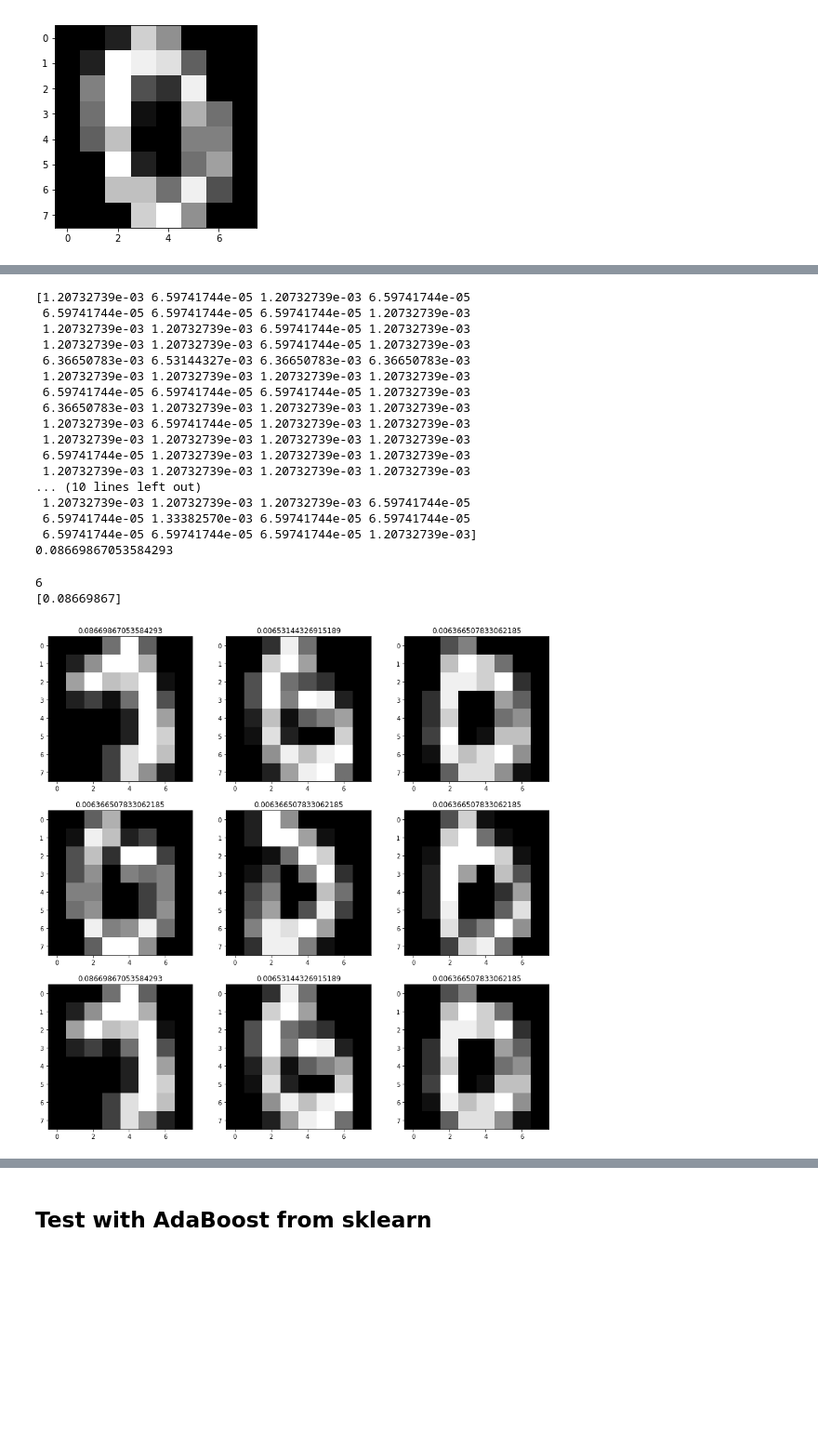
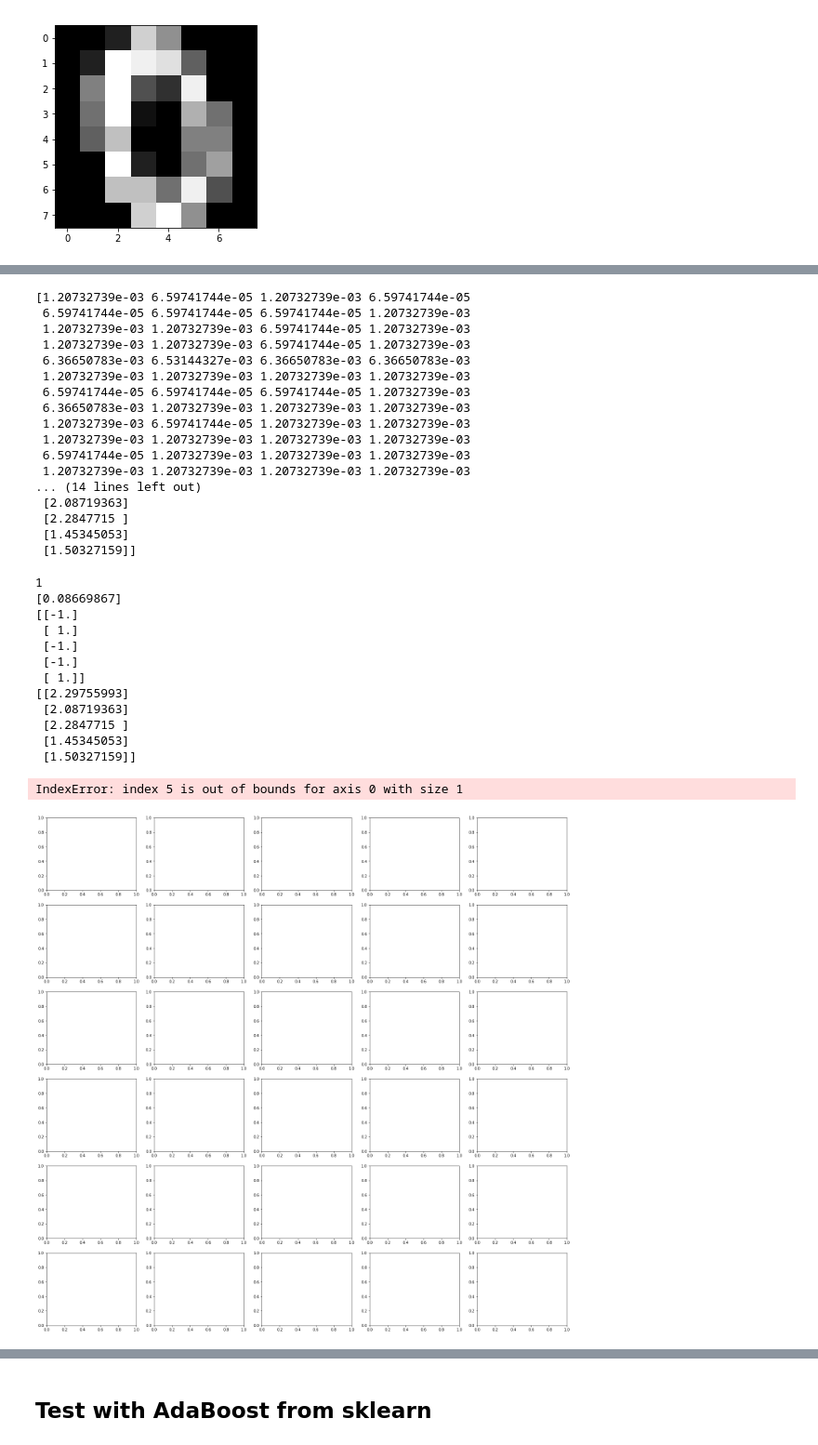
Before and after one commit to giannislelekas/IN4320-ML, a Jupyter notebook: src/Computational_Theory.ipynb, the cells around one changed output, grey strips where cells are left out. Shown at 93% size. Drawn from its saved outputs; the diff is of its cells as text; code cells hidden in the pictures; blank space fills up the shorter version.

```diff
--- a/src/Computational_Theory.ipynb
+++ b/src/Computational_Theory.ipynb
@@ -862,7 +864,8 @@ print(min(weights))
 # %%
 # Simple dataset testing
 num_samples = 1000
-a = np.random.randint(0, num_samples)
+#a = np.random.randint(0, num_samples)
+a = 659
 print(a)
 
 test_a = np.random.multivariate_normal([0,0], np.eye(2), a)
@@ -1253,9 +1308,9 @@ plt.imshow(np.reshape(train_data[i], (8, 8)), cmap='gray')
 <matplotlib.image.AxesImage at 0x...>
 [figure]
 # %%
-#T = np.array([2, 5, 8, 10, 25, 50, 100])
-T = np.array([5, 8, 10, 25, 50, 100])
-num_rep = 5
+T = np.array([2, 5, 8, 10,15,20,25,30,50,75,100])
+#T = np.array([5,17])
+num_rep = 1
 
 mean_app_error = np.zeros(len(T))
 std_app_error = np.zeros(len(T))
@@ -1288,7 +1343,8 @@ plt.plot(aa, mean_true_error, 'r', label = "True error")
 plt.fill_between(aa, mean_true_error - std_true_error,
                     mean_true_error + std_true_error,
                  alpha=0.1, color="r")
-labels = ['2', '5','8', '10', '25', '50','100']
+
+labels = ['2', '5','8', '10','15','20', '25','30','50','75','100']
 plt.xticks(aa, labels, rotation = 'horizontal')
 plt.grid()
 plt.legend(loc='best')
@@ -1300,7 +1356,7 @@ f_star, theta_star, y_star, beta, f, pred, weights = train_AdaBoost(5, train_dat
 h = predict_AdaBoost(f_star, theta_star, y_star, beta, test_data)
 # %%
 print(weights)
-print(max(weights))
+print(beta)
 # %% [output]
 [1.20732739e-03 6.59741744e-05 1.20732739e-03 6.59741744e-05
  6.59741744e-05 6.59741744e-05 6.59741744e-05 1.20732739e-03
@@ -1314,28 +1370,44 @@ print(max(weights))
  1.20732739e-03 1.20732739e-03 1.20732739e-03 1.20732739e-03
  6.59741744e-05 1.20732739e-03 1.20732739e-03 1.20732739e-03
  1.20732739e-03 1.20732739e-03 1.20732739e-03 1.20732739e-03
-... (10 lines left out)
- 1.20732739e-03 1.20732739e-03 1.20732739e-03 6.59741744e-05
- 6.59741744e-05 1.33382570e-03 6.59741744e-05 6.59741744e-05
- 6.59741744e-05 6.59741744e-05 6.59741744e-05 1.20732739e-03]
-0.08669867053584293
+... (14 lines left out)
+ [2.08719363]
+ [2.2847715 ]
+ [1.45345053]
+ [1.50327159]]
 # %%
 # Test the weights significance
 ii_sorted = np.argsort(weights)
-ii = weights[ii_sorted]>=0.05*max(weights)
+ii = weights[ii_sorted]>=0.5*max(weights)
 print(np.sum(ii))
 print(weights[ii_sorted[ii][-1:]])
+print(f[:, ii_sorted[ii][-1:]])
+print(beta)
+
 
 c=5
-f, ax = plt.subplots(3,3)
-f.set_figheight(15)
-f.set_figwidth(15)
-for i in range(3):
-    for j in range(3):
+f, ax = plt.subplots(6,5)
+f.set_figheight(25)
+f.set_figwidth(25)
+for i in range(6):
+    for j in range(5):
         ax[i,j].imshow(np.reshape(train_data[ii_sorted[ii][c]], [8,8]), cmap='gray')
         ax[i,j].set_title(weights[ii_sorted[ii][c]])
+        print("Index:", ii_sorted[ii][c])
+        print("Label:", train_labels[ii_sorted[ii][c]], "predicted:", pred[ii_sorted[ii][c]])
         c-=1
 # %% [output]
-6
+1
 [0.08669867]
+[[-1.]
+ [ 1.]
+ [-1.]
+ [-1.]
+ [ 1.]]
+[[2.29755993]
+ [2.08719363]
+ [2.2847715 ]
+ [1.45345053]
+ [1.50327159]]
+IndexError: index 5 is out of bounds for axis 0 with size 1
-[figure, old version]
+[figure, new version]
```
Also changed, not shown: parts of 12 cells of this notebook, 3 other files.
